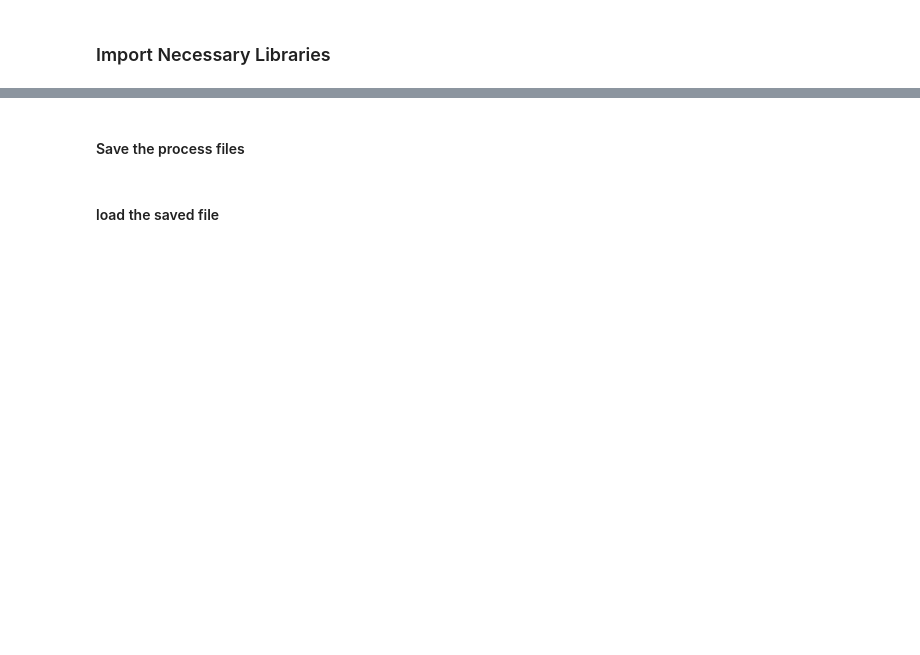
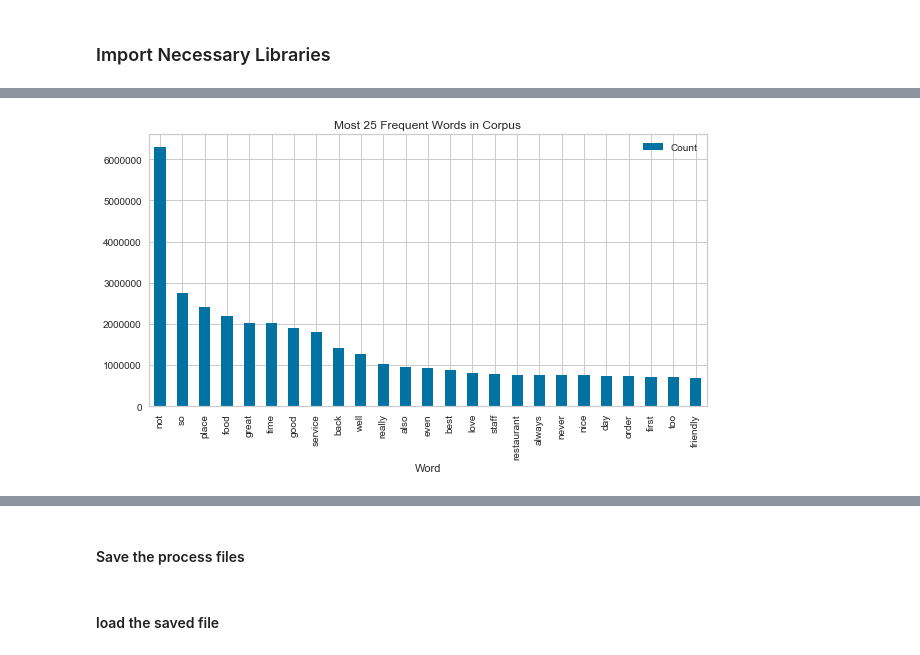
Before and after one commit to glingden/NLP-Sentiment-Analysis, a Jupyter notebook: sentiment_analysis.ipynb, the cells around one changed output, grey strips where cells are left out. Saved outputs shown, nothing was run; the diff lists cells and outputs as text; code cells hidden in the pictures; blank space fills up the shorter version.

```diff
--- a/sentiment_analysis.ipynb
+++ b/sentiment_analysis.ipynb
@@ -388,0 +353,13 @@ print(avg_score)
+# %%
+# store words as dictionary keys, and their counts as vlaues
+vocab = Counter()
+for text in text_data.loc[:, 'clean_text']:
+    vocab.update(text.split())
+# %%
+#show in bar chart
+most_freq_25 = vocab.most_common(25)#20 most frequent words
+df_most_feq = pd.DataFrame(most_freq_25, columns = ['Word', 'Count'])
+df_most_feq.plot.bar(x='Word', y ='Count', figsize=(10,5), title='Most 25 Frequent Words in Corpus')
+plt.show()
+# %% [output]
+[figure, added]
```
Also changed, not shown: parts of 124 cells of this notebook.
